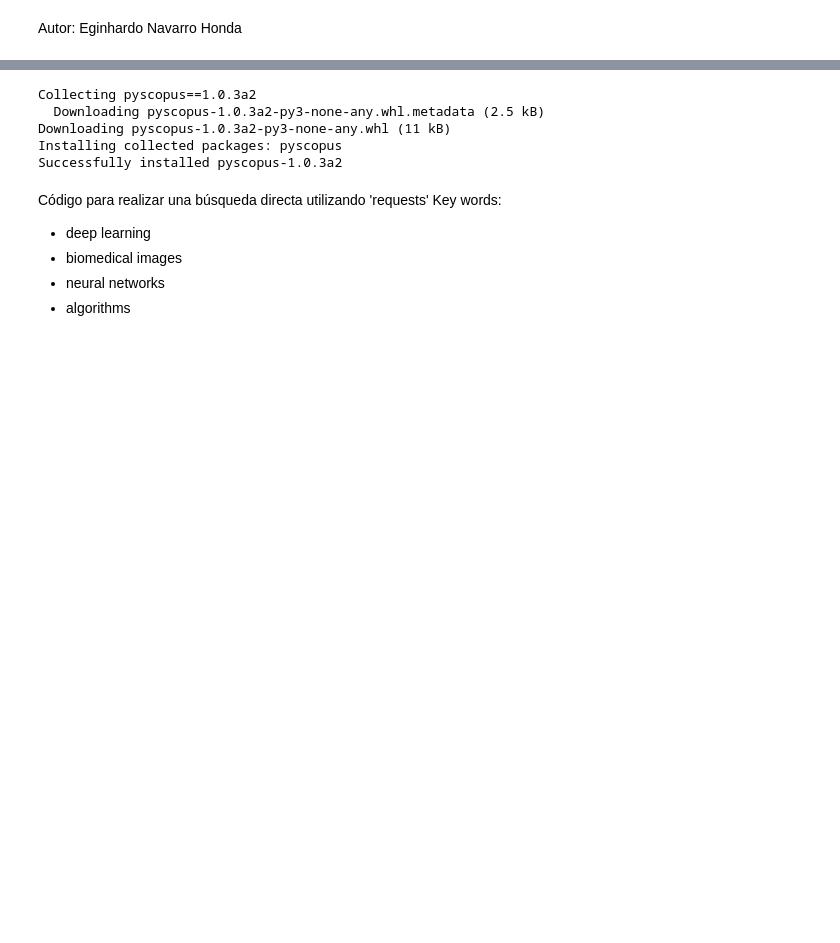
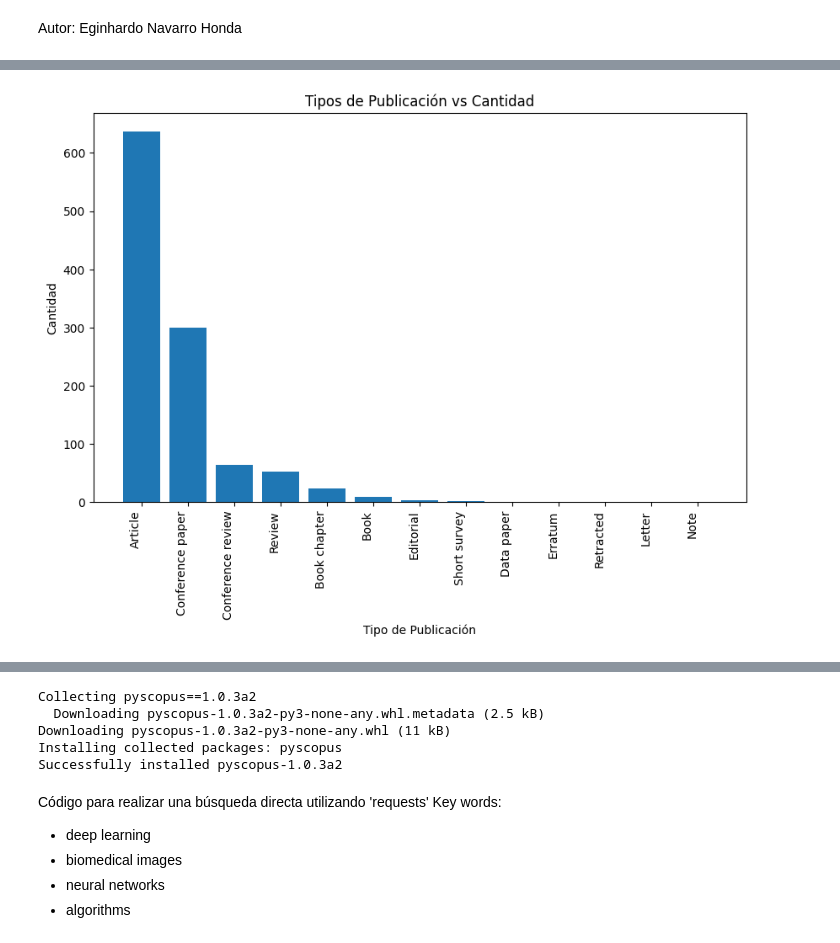
Before and after one commit to EHN8829/DUPD_PARCIAL, a Jupyter notebook: Pregunta2_Consultas_en_SCOPUS_API.ipynb, the cells around one changed output, grey strips where cells are left out. Cells and saved outputs as stored; diff of their text form; code cells hidden in the pictures; blank space fills up the shorter version.

Commit message:
Se creó con Colab

```diff
--- a/Pregunta2_Consultas_en_SCOPUS_API.ipynb
+++ b/Pregunta2_Consultas_en_SCOPUS_API.ipynb
@@ -2,3 +2,9 @@
 <a href="https://colab.research.google.com/github/EHN8829/DUPD_PARCIAL/blob/main/Pregunta2_Consultas_en_SCOPUS_API.ipynb" target="_parent"><img src="https://colab.research.google.com/assets/colab-badge.svg" alt="Open In Colab"/></a>
 # %% [markdown]
 Autor: Eginhardo Navarro Honda
+# %%
+# Importando el archivo desde el computador a Colab
+from google.colab import files
+
+# Abriendo un diálogo para subir archivos desde tu computadora
+uploaded = files.upload()
@@ -4,0 +19,17 @@ Autor: Eginhardo Navarro Honda
+# %%
+# Asignando una variable al archivo subido, en este caso 'scopus.csv'
+df = pd.read_csv(list(uploaded.keys())[0])
+# %%
+# Contando los tipos de publicaciones, para nuestro caso, desde la columna 'Document Type'
+conteo_tipos = df['Document Type'].value_counts()
+# %%
+# Graficando con 'matplotlib' de acuerdo al enunciado de la pregunta
+plt.figure(figsize=(10, 6))
+plt.bar(conteo_tipos.index, conteo_tipos.values)
+plt.title('Tipos de Publicación vs Cantidad')
+plt.xlabel('Tipo de Publicación')
+plt.ylabel('Cantidad')
+plt.xticks(rotation=90, ha="right")
+plt.show()
+# %% [output]
+[figure, added]
```
Also changed, not shown: parts of 9 cells of this notebook.
